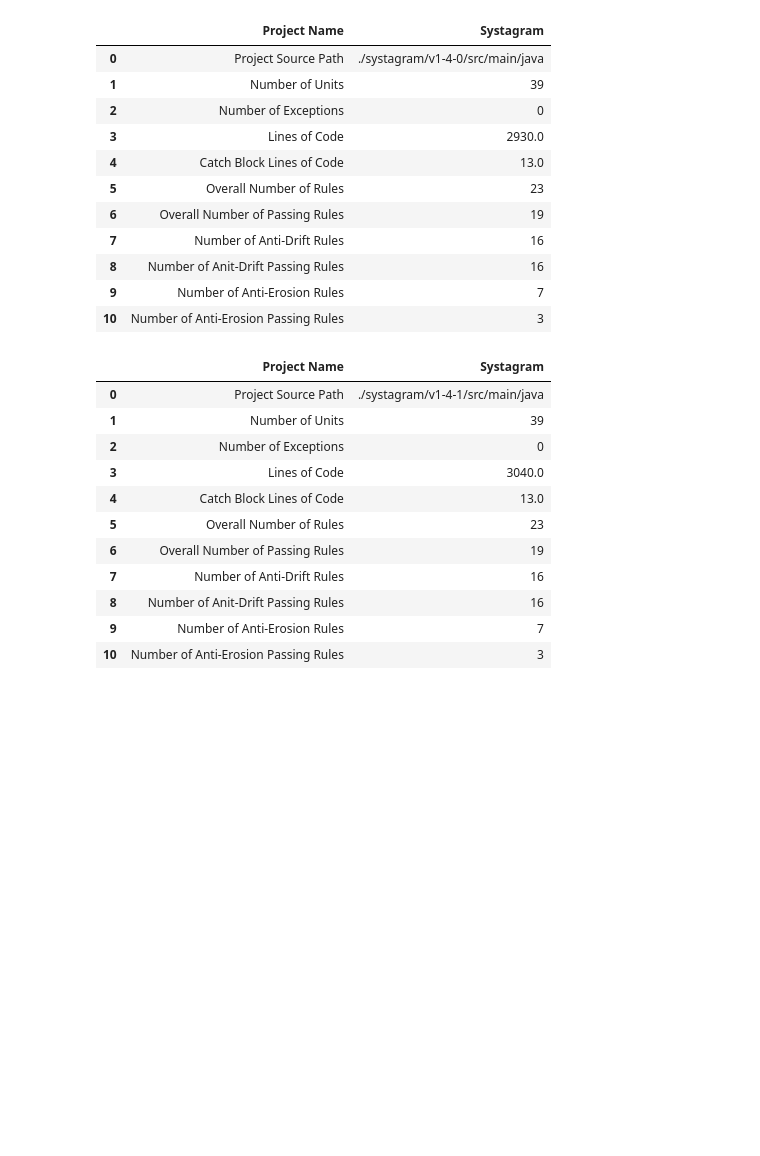
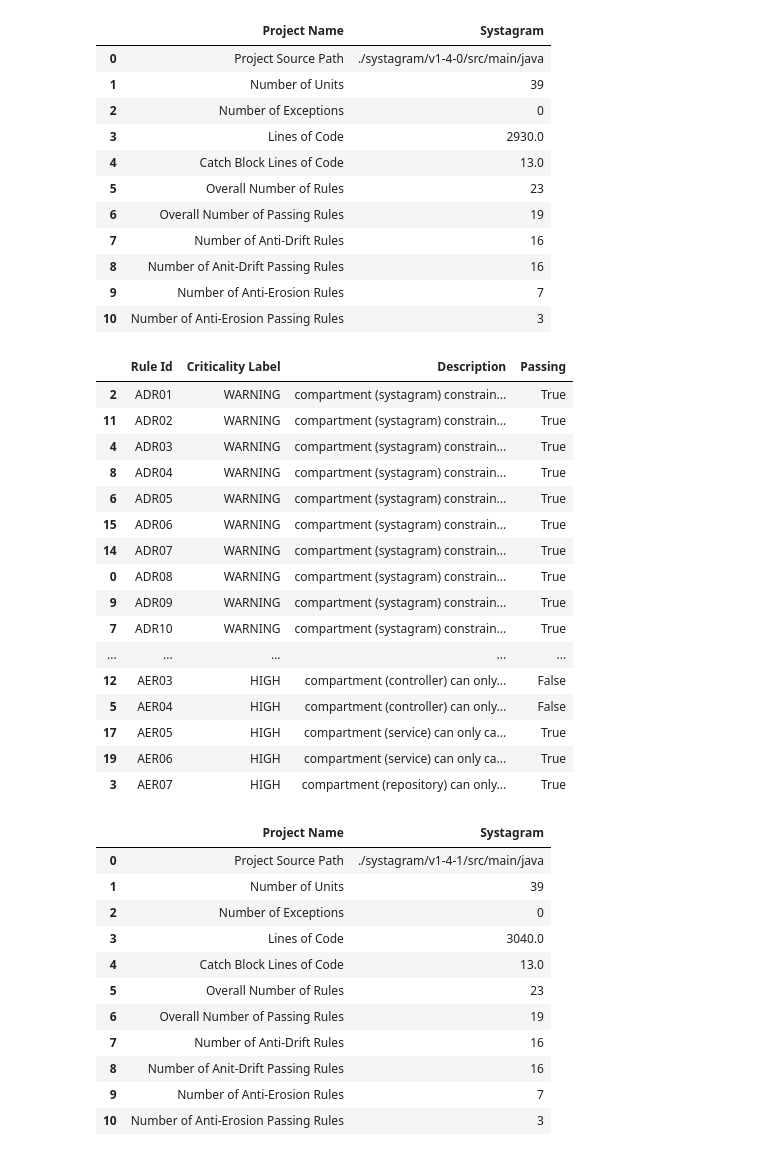
Before and after one commit to mining-software-repositories/systagramCaseStudy, a Jupyter notebook: python/Dataframe analysis.ipynb, the cells around one changed output. Cells and saved outputs as stored; diff of their text form; code cells hidden in the pictures; blank space fills up the shorter version.

```diff
--- a/python/Dataframe analysis.ipynb
+++ b/python/Dataframe analysis.ipynb
@@ -152,6 +245,27 @@ df_dataset_systagram1_4_0_basic_statistics_
 | 8 | Number of Anit-Drift Passing Rules | 16 |
 | 9 | Number of Anti-Erosion Rules | 7 |
 | 10 | Number of Anti-Erosion Passing Rules | 3 |
+# %%
+my_columns_1_4_0 = ['Rule Id' , 'Criticality Label', 'Description',  'Passing']
+df_dataset_systagram1_4_0_conformance_of_rules_[my_columns_1_4_0].sort_values('Rule Id')
+# %% [output]
+|  | Rule Id | Criticality Label | Description | Passing |
+| 2 | ADR01 | WARNING | compartment (systagram) constrain... | True |
+| 11 | ADR02 | WARNING | compartment (systagram) constrain... | True |
+| 4 | ADR03 | WARNING | compartment (systagram) constrain... | True |
+| 8 | ADR04 | WARNING | compartment (systagram) constrain... | True |
+| 6 | ADR05 | WARNING | compartment (systagram) constrain... | True |
+| 15 | ADR06 | WARNING | compartment (systagram) constrain... | True |
+| 14 | ADR07 | WARNING | compartment (systagram) constrain... | True |
+| 0 | ADR08 | WARNING | compartment (systagram) constrain... | True |
+| 9 | ADR09 | WARNING | compartment (systagram) constrain... | True |
+| 7 | ADR10 | WARNING | compartment (systagram) constrain... | True |
+| ... | ... | ... | ... | ... |
+| 12 | AER03 | HIGH | compartment (controller) can only... | False |
+| 5 | AER04 | HIGH | compartment (controller) can only... | False |
+| 17 | AER05 | HIGH | compartment (service) can only ca... | True |
+| 19 | AER06 | HIGH | compartment (service) can only ca... | True |
+| 3 | AER07 | HIGH | compartment (repository) can only... | True |
 # %%
 df_dataset_systagram1_4_1_basic_statistics_
 # %% [output]
```
Also changed, not shown: parts of 6 cells of this notebook, 1 other file.
